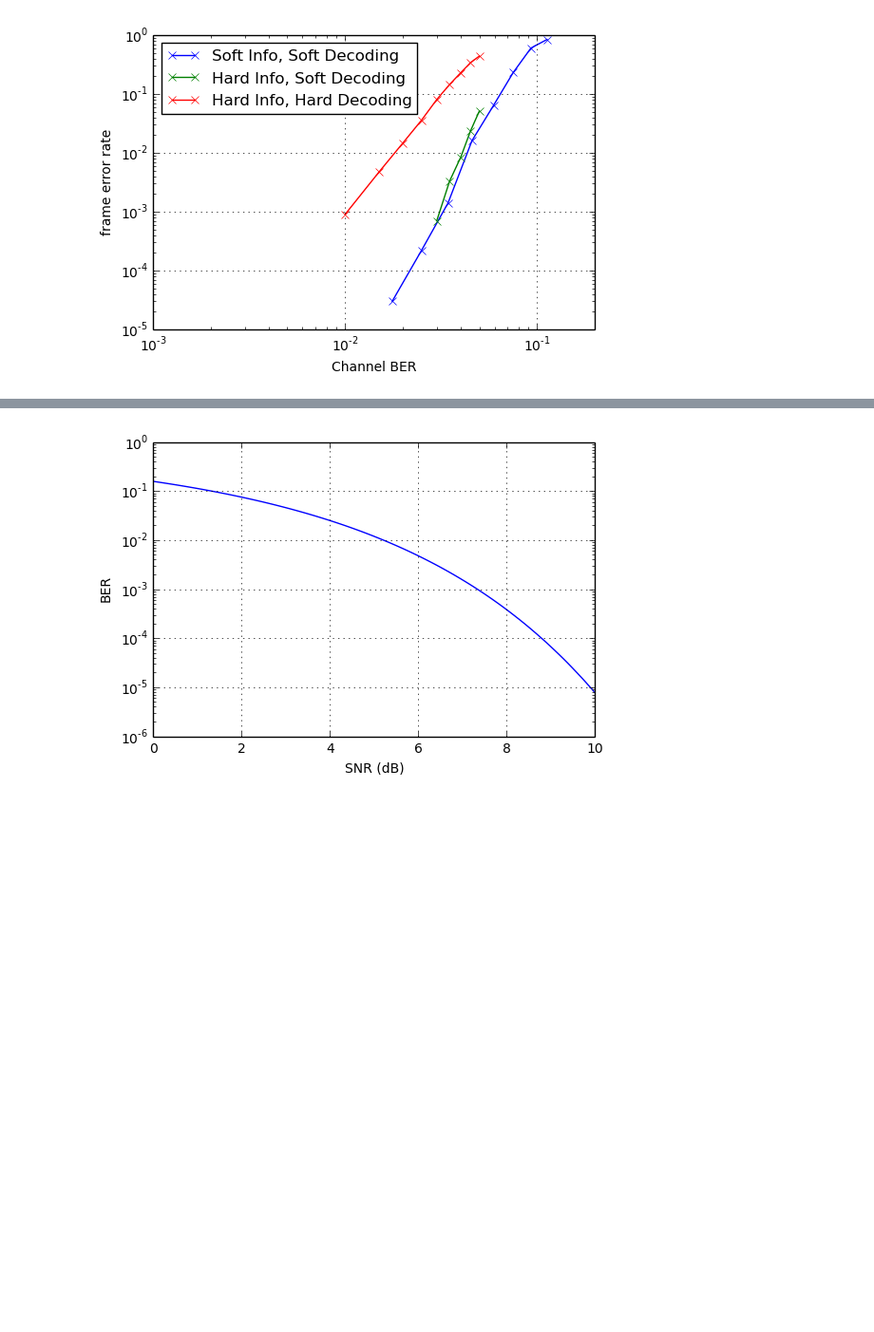
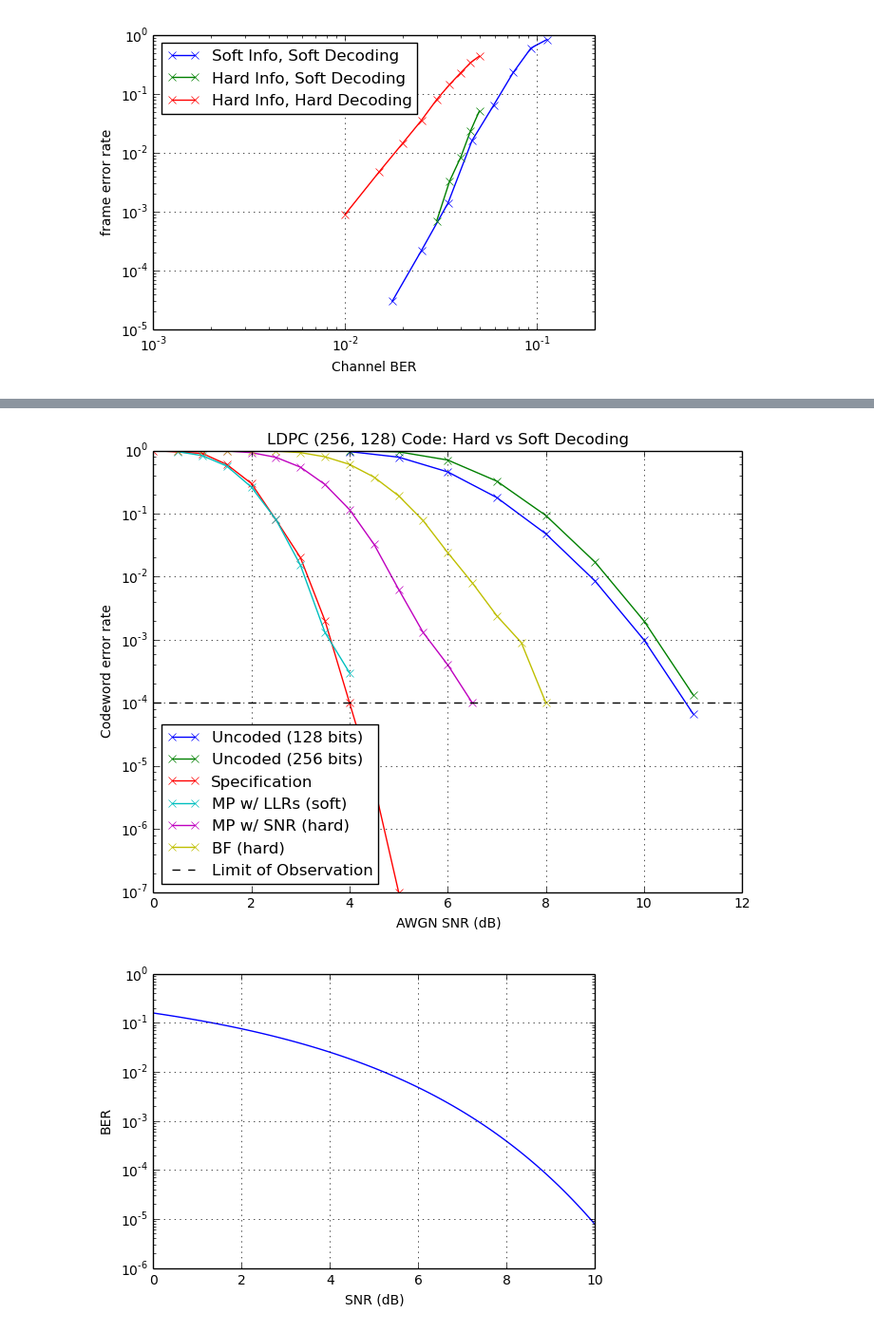
Before and after one commit to cuspaceflight/m3-avionics, a Jupyter notebook: m3radio/software/ldpc/LDPCComparison.ipynb, the cells around one changed output, grey strips where cells are left out. Shown: that part at 95% size. Saved outputs shown, nothing was run; the diff lists cells and outputs as text; code cells hidden in the pictures; blank space fills up the shorter version.

```diff
--- a/m3radio/software/ldpc/LDPCComparison.ipynb
+++ b/m3radio/software/ldpc/LDPCComparison.ipynb
@@ -54,3 +56,36 @@ plt.savefig("hard_vs_soft_ldpc.pdf")
+# %%
+snrs = [0.5, 1.0, 1.5, 2.0, 2.5, 3.0, 3.5, 4.0, 4.5, 5.0, 5.5, 6.0, 6.5, 7.0, 7.5, 8.0]
+softsoft = [9.582e-01, 8.295e-01, 5.664e-01, 2.632e-01, 8.080e-02, 1.520e-02, 1.300e-03, 3.000e-04, 0.000e+00, 0.000e+00, 0.000e+00, 0.000e+00, 0.000e+00, 0.000e+00, 0.000e+00, 0.000e+00]
+hardsoft = [9.998e-01, 9.980e-01, 9.844e-01, 9.252e-01, 7.798e-01, 5.444e-01, 2.893e-01, 1.156e-01, 3.250e-02, 6.300e-03, 1.300e-03, 4.000e-04, 1.000e-04, 0.000e-00, 0.000e+00, 0.000e+00]
+hardhard = [1.000e+00, 9.998e-01, 9.989e-01, 9.948e-01, 9.779e-01, 9.263e-01, 7.946e-01, 6.029e-01, 3.781e-01, 1.911e-01, 7.720e-02, 2.410e-02, 8.000e-03, 2.400e-03, 9.000e-04, 1.000e-04]
+spec_snrs = [0, 1, 1.5, 2, 2.5, 3, 3.5, 4, 4.5, 5, 5.5]
+spec_fers = [1e0, 9e-1, 6e-1, 3e-1, 8e-2, 2e-2, 2e-3, 1e-4, 5e-6, 1e-7, 7e-9]
+
+snrs_uncoded = [4, 5, 6, 7, 8, 9, 10, 11]
+snrs_linear = [10**(snr/10) for snr in snrs_uncoded]
+sigmas = [np.sqrt(1/snr) for snr in snrs_linear]
+bers = [erfc(1/sigma) for sigma in sigmas]
+fers_128 = [1-((1-ber)**128) for ber in bers]
+fers_256 = [1-((1-ber)**256) for ber in bers]
+
+plt.figure(figsize=(8, 6))
+plt.plot(snrs_uncoded, fers_128, '-x', label="Uncoded (128 bits)")
+plt.plot(snrs_uncoded, fers_256, '-x', label="Uncoded (256 bits)")
+plt.plot(spec_snrs, spec_fers, '-x', label="Specification")
+plt.plot(snrs, softsoft, '-x', label="MP w/ LLRs (soft)")
+plt.plot(snrs, hardsoft, '-x', label="MP w/ SNR (hard)")
+plt.plot(snrs, hardhard, '-x', label="BF (hard)")
+plt.axhline(1e-4, ls='--', color='k', label="Limit of Observation")
+plt.semilogy()
+plt.ylim(1e-7, 1e0)
+plt.grid()
+plt.xlabel("AWGN SNR (dB)")
+plt.ylabel("Codeword error rate")
+plt.legend(loc='lower left')
+plt.title("LDPC (256, 128) Code: Hard vs Soft Decoding")
+plt.savefig("hard_vs_soft_ldpc.pdf")
+# %% [output]
+[figure, added]
 # %%
 x = np.linspace(0, 10, 100)
 y = erfc(1/(np.sqrt(1/(10**(x/10)))))
```
Also changed, not shown: parts of 2 cells of this notebook, 1 other file.
